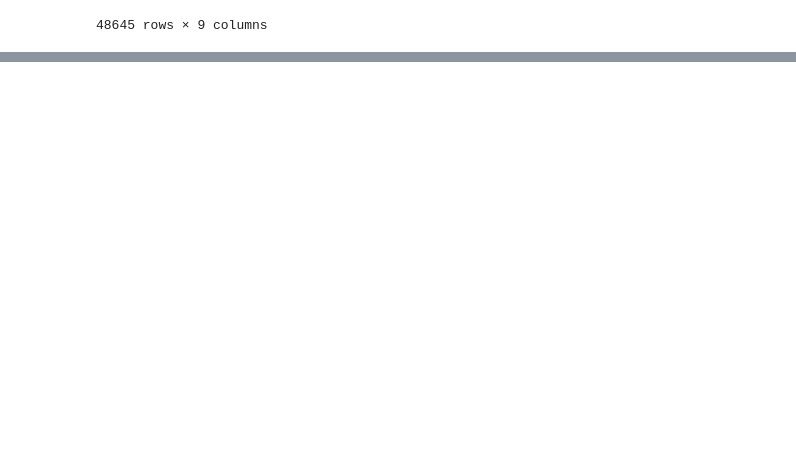
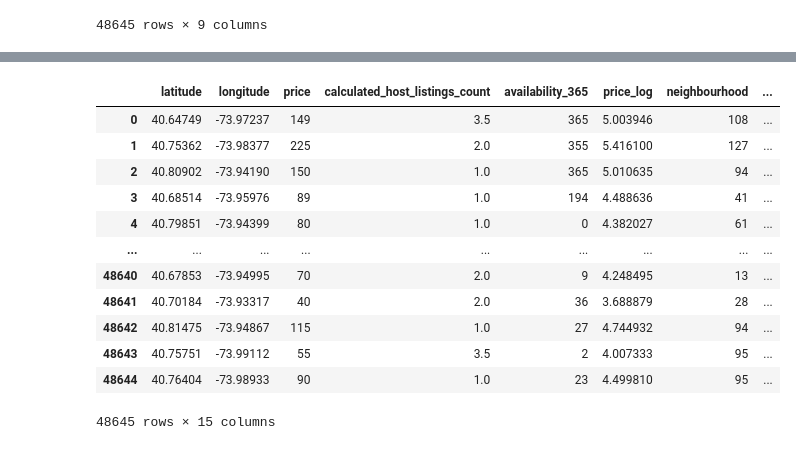
Before and after one commit to patriciamv97/machine-learning-python-template, a Jupyter notebook: src/explore.ipynb, the cells around one changed output, grey strips where cells are left out. Cells and saved outputs as stored; diff of their text form; code cells hidden in the pictures; blank space fills up the shorter version.

Commit message:
datos windsorizados

```diff
--- a/src/explore.ipynb
+++ b/src/explore.ipynb
@@ -358,3 +348,6 @@ data
 | 48643 | Manhattan | Hell's Kitchen | 40.75751 | -73.99112 | Shared room | 55 | 6 | ... |
 | 48644 | Manhattan | Hell's Kitchen | 40.76404 | -73.98933 | Private room | 90 | 1 | ... |
 48645 rows × 9 columns
+# %%
+data_encoded.drop('minimum_nights', axis=1, inplace=True)
+data_encoded
@@ -360,0 +398,11 @@ data
+# %%
+dtype_c = ['neighbourhood_group_Bronx',
+           'neighbourhood_group_Brooklyn',
+           'neighbourhood_group_Manhattan',
+           'neighbourhood_group_Queens',
+           'neighbourhood_group_Staten Island',
+           'room_type_Entire home/apt',
+           'room_type_Private room',
+           'room_type_Shared room']
+
+data_encoded[dtype_c] = data_encoded[dtype_c].astype(np.int32)
@@ -360,0 +431,28 @@ data
+# %%
+# Seleccionamos las columnas no binarias:
+# Se identifican las columnas del DataFrame que contienen valores binarios (0 o 1) y se eliminan del DataFrame.
+# La windsorización se aplica típicamente a datos numéricos continuos, y las columnas binarias no requieren windsorización.
+
+binarias = data_encoded.columns[data_encoded.isin([0, 1]).all()]
+
+windsorizar_datos = data_encoded.drop(binarias, axis=1)
+# %%
+# Función para calcular IQR (rango intercuartílico) y aplicar winsorización
+
+def windsorizar_columnas(column, lower, upper):   # lower, upper: estos parámetro especifican los percentiles inferior y superior usados para calcular el rango intercuartílico (IQR)
+    q1 = column.quantile(lower)  # Se calculan los percentiles lower y upper de la columna utilizando el método quantile() de Pandas.
+    q3 = column.quantile(upper)
+    iqr_value = q3-q1   # El IQR se calcula restando el primer cuartil (q1) del tercer cuartil (q3)
+
+    # Calculamos los límites de windsorizacion: los valores extremos, que están más allá de 1.5 veces el IQR de los cuartiles,
+    # se recorten para mitigar su influencia en el análisis estadístico
+    lower_limit = q1 - 1.5 * iqr_value    # 1.5 veces el rango intercuartílico (IQR) como criterio para calcular los límites de winsorización
+    upper_limit = q3 + 1.5 * iqr_value    # es un estándar comúnmente aceptado en análisis estadístico
+
+    column = column.clip(lower=lower_limit, upper=upper_limit)  # método clip() de Pandas para recortar los valores de la columna
+    return column
+
+# Calcular el IQR y aplicar winsorización a cada columna del dataframe:
+
+for columna in windsorizar_datos.columns:
+    windsorizar_datos[columna] = windsorizar_columnas(windsorizar_datos[columna], 0.25, 0.75)
@@ -360,0 +470,17 @@ data
+# %%
+dataframe = pd.concat([windsorizar_datos, data_encoded[binarias]], axis=1)
+dataframe
+# %% [output]
+|  | latitude | longitude | price | calculated_host_listings_count | availability_365 | price_log | neighbourhood | ... |
+| 0 | 40.64749 | -73.97237 | 149 | 3.5 | 365 | 5.003946 | 108 | ... |
+| 1 | 40.75362 | -73.98377 | 225 | 2.0 | 355 | 5.416100 | 127 | ... |
+| 2 | 40.80902 | -73.94190 | 150 | 1.0 | 365 | 5.010635 | 94 | ... |
+| 3 | 40.68514 | -73.95976 | 89 | 1.0 | 194 | 4.488636 | 41 | ... |
+| 4 | 40.79851 | -73.94399 | 80 | 1.0 | 0 | 4.382027 | 61 | ... |
+| ... | ... | ... | ... | ... | ... | ... | ... | ... |
+| 48640 | 40.67853 | -73.94995 | 70 | 2.0 | 9 | 4.248495 | 13 | ... |
+| 48641 | 40.70184 | -73.93317 | 40 | 2.0 | 36 | 3.688879 | 28 | ... |
+| 48642 | 40.81475 | -73.94867 | 115 | 1.0 | 27 | 4.744932 | 94 | ... |
+| 48643 | 40.75751 | -73.99112 | 55 | 3.5 | 2 | 4.007333 | 95 | ... |
+| 48644 | 40.76404 | -73.98933 | 90 | 1.0 | 23 | 4.499810 | 95 | ... |
+48645 rows × 15 columns
```
Also changed, not shown: parts of 8 cells of this notebook.
